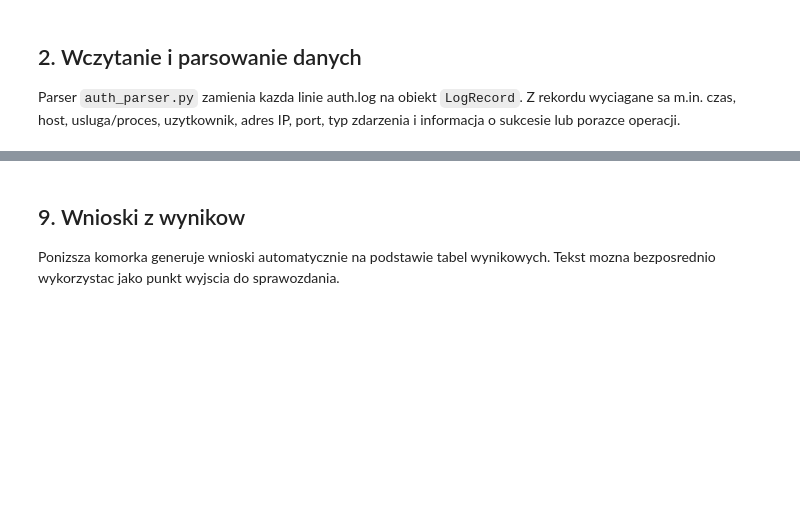
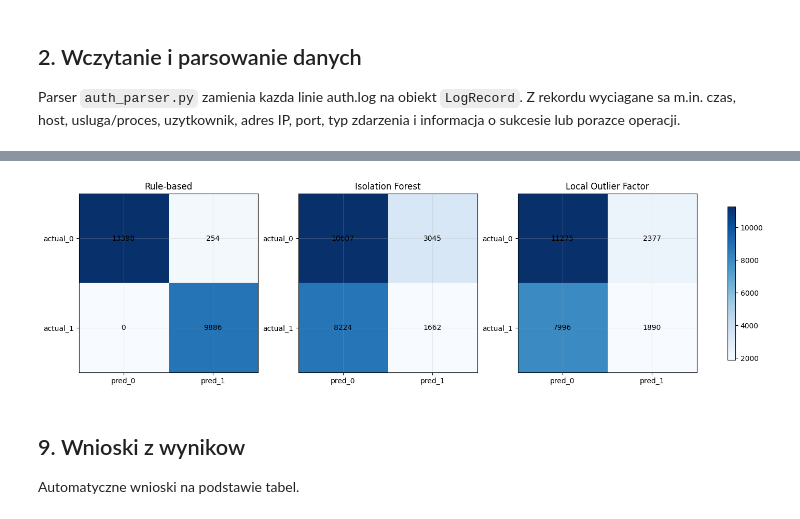
Before and after one commit to lukaskierzek/bihso_project, a Jupyter notebook: notebooks/presentation.ipynb, the cells around one changed output, grey strips where cells are left out. Cells and saved outputs as stored; diff of their text form; code cells hidden in the pictures; blank space fills up the shorter version.

```diff
--- a/notebooks/presentation.ipynb
+++ b/notebooks/presentation.ipynb
@@ -270,23 +458,24 @@ plt.tight_layout()
 # %%
 # Wykres 13: confusion matrix jako heatmapy.
-# Daje szybki podglad TP/FP/TN/FN dla kazdej metody.
-fig, axes = plt.subplots(1, 3, figsize=(14, 4))
+fig, axes = plt.subplots(1, 3, figsize=(14, 4), constrained_layout=True)
 for ax, (method, matrix) in zip(axes, matrices.items()):
     im = ax.imshow(matrix.values, cmap='Blues')
     ax.set_title(method)
     ax.set_xticks([0, 1])
     ax.set_xticklabels(matrix.columns)
     ax.set_yticks([0, 1])
     ax.set_yticklabels(matrix.index)
     for row in range(matrix.shape[0]):
         for col in range(matrix.shape[1]):
             ax.text(col, row, int(matrix.values[row, col]), ha='center', va='center', color='black')
 fig.colorbar(im, ax=axes.ravel().tolist(), shrink=0.8)
-plt.tight_layout()
+plt.show()
+# %% [output]
+[figure, added]
 # %% [markdown]
 ## 9. Wnioski z wynikow
 
-Ponizsza komorka generuje wnioski automatycznie na podstawie tabel wynikowych. Tekst mozna bezposrednio wykorzystac jako punkt wyjscia do sprawozdania.
+Automatyczne wnioski na podstawie tabel.
 # %%
 best_f1 = metrics_df.sort_values('f1', ascending=False).iloc[0]
 best_precision = metrics_df.sort_values('precision', ascending=False).iloc[0]
```
Also changed, not shown: parts of 29 cells of this notebook, 3 other files.
